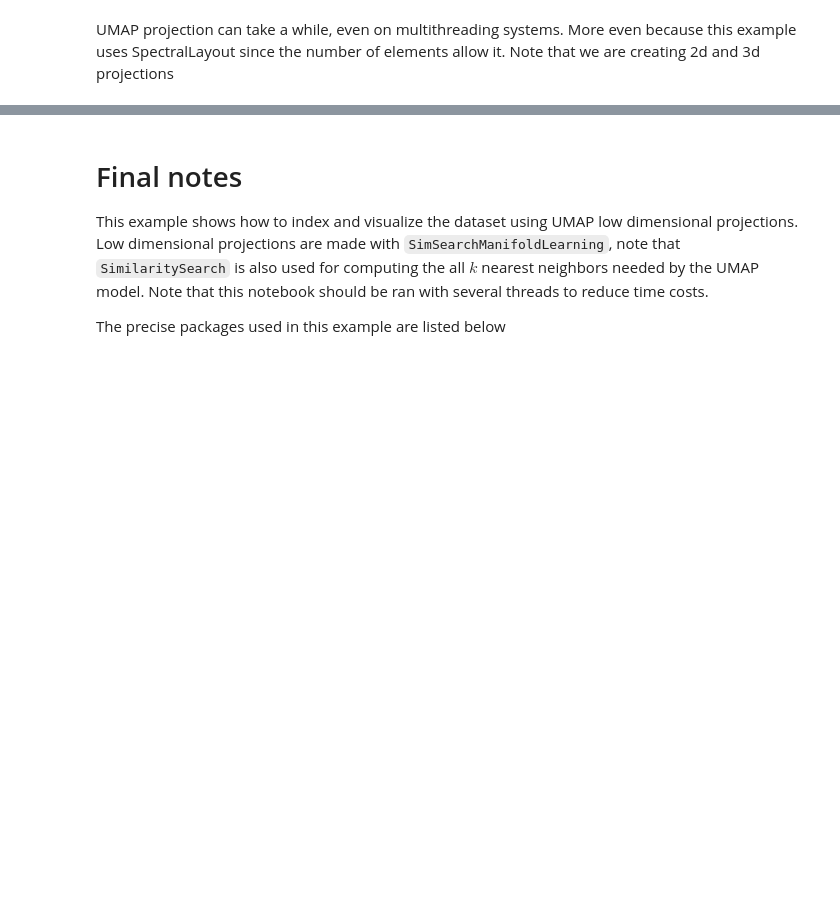
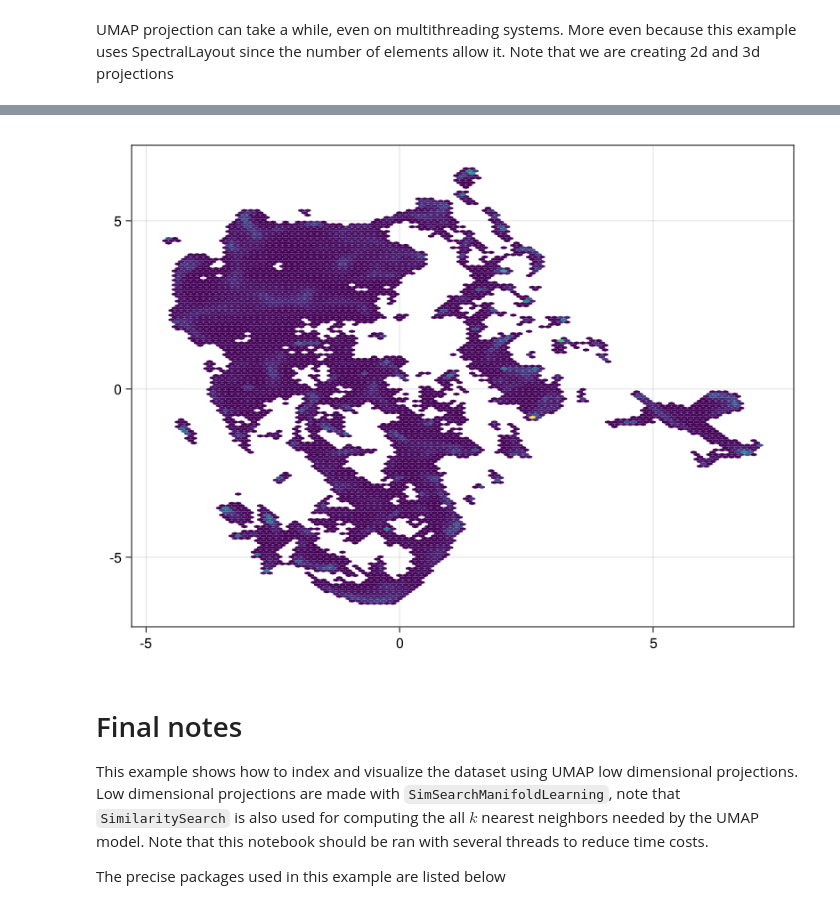
Before and after one commit to sadit/SimilaritySearchDemos, a Jupyter notebook: WIT/WIT.ipynb, the cells around one changed output, grey strips where cells are left out. Cells and saved outputs as stored; diff of their text form; code cells hidden in the pictures; blank space fills up the shorter version.

```diff
--- a/WIT/WIT.ipynb
+++ b/WIT/WIT.ipynb
@@ -284,3 +293,7 @@ plot_umap(e2, e3)
+# %%
+hexbin((@view e2[1, :]), (@view e2[2, :]); bins=200, threshold=10)
+# %% [output]
+[figure, added]
 # %% [markdown]
 # Final notes
 
```
Also changed, not shown: parts of 12 cells of this notebook, 1 other file.
